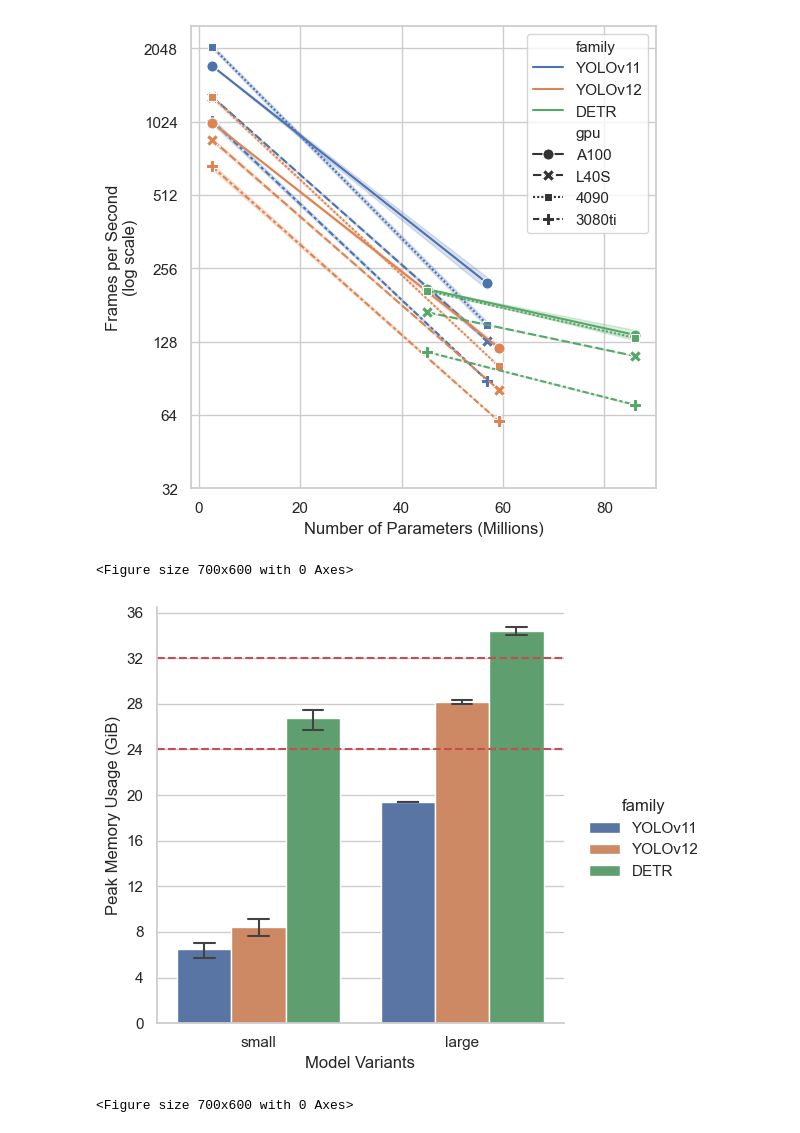
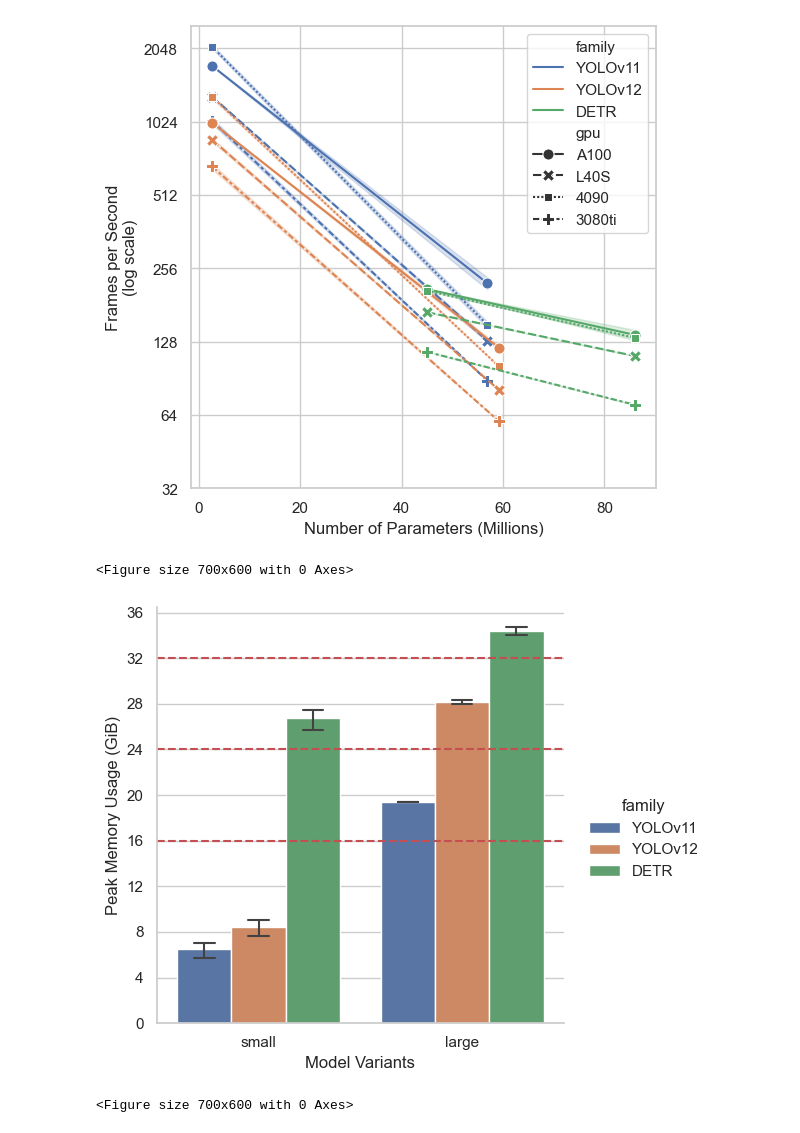
Before and after one commit to Niche-Lab/COLO, a Jupyter notebook: evaluate.ipynb, the cells around one changed output. Drawn from its saved outputs; the diff is of its cells as text; code cells hidden in the pictures.

```diff
--- a/evaluate.ipynb
+++ b/evaluate.ipynb
@@ -524,33 +531,33 @@ plt.savefig(PATHS["DIR_SRC"]/"ms"/"r1"/"src"/"fig_time_infer.png", dpi=300)
 # %%
 df_ram = pd.read_csv(DIR_OUT / "train_mem.csv")
 
 sns.set(style="whitegrid")
 plt.figure(figsize=(7, 6))
 
 df_ram["size"] = df_ram["size"].astype("category")
 df_ram["size"] = df_ram["size"].cat.reorder_categories(["small", "large"])
 g = sns.catplot(
     data=df_ram.query("n == 500"), x="size", y="mem",
     kind="bar",
     hue="family",
     hue_order=["YOLOv11", "YOLOv12", "DETR"],
     capsize=.3, err_kws={"linewidth": 1.5},
             )
-# draw red line on 24 and 32
+# draw red line on 16, 24 and 32
 g.map(plt.axhline, y=24, color="r", linestyle="--")
 g.map(plt.axhline, y=32, color="r", linestyle="--")
-
+g.map(plt.axhline, y=16, color="r", linestyle="--")
 g.set(
     yticks=[4*i for i in range(10)],
     yticklabels=[4*i for i in range(10)],
     ylabel="Peak Memory Usage (GiB)",
     xlabel="Model Variants",
 )
 
 plt.savefig(PATHS["DIR_SRC"]/"ms"/"r1"/"src"/"fig_ram_train.png", dpi=300)
 # %% [output]
 <Figure size 700x600 with 0 Axes>
-[figure, old version]
+[figure, new version]
 # %%
 # batch = 64
 # yolo11x:  8954.13MB
```
Also changed, not shown: parts of 11 cells of this notebook, 8 other files.
